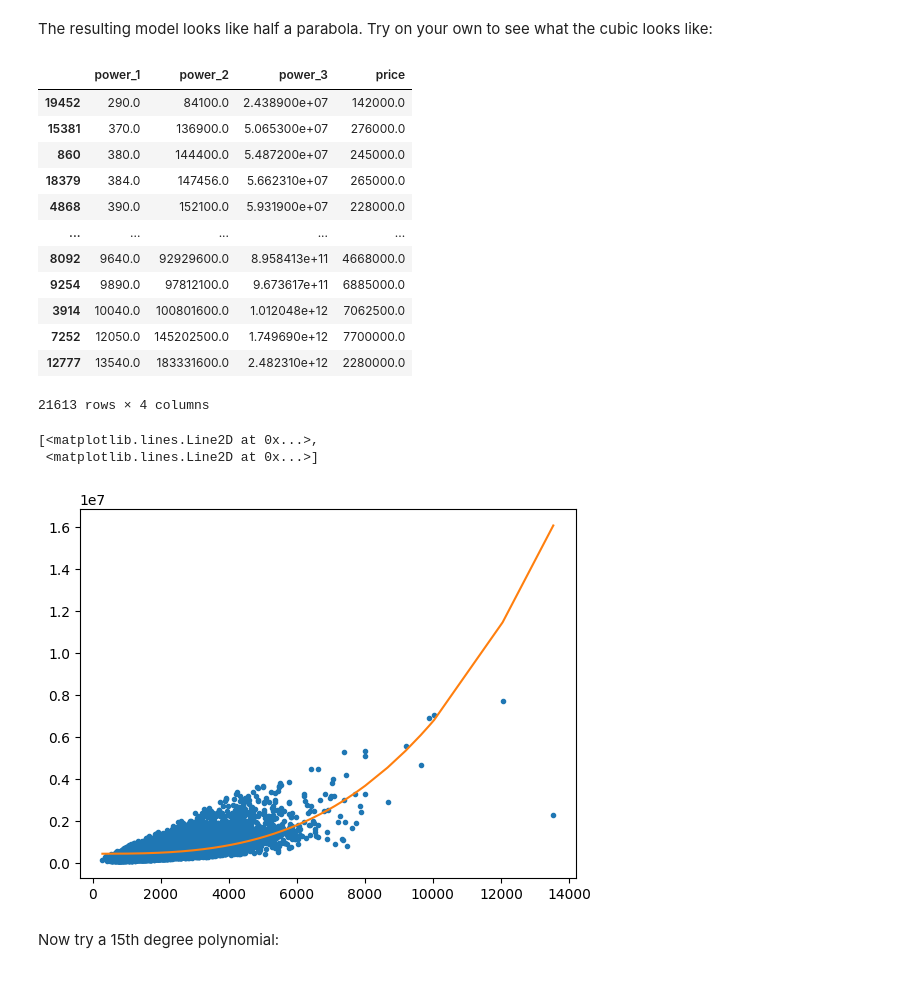
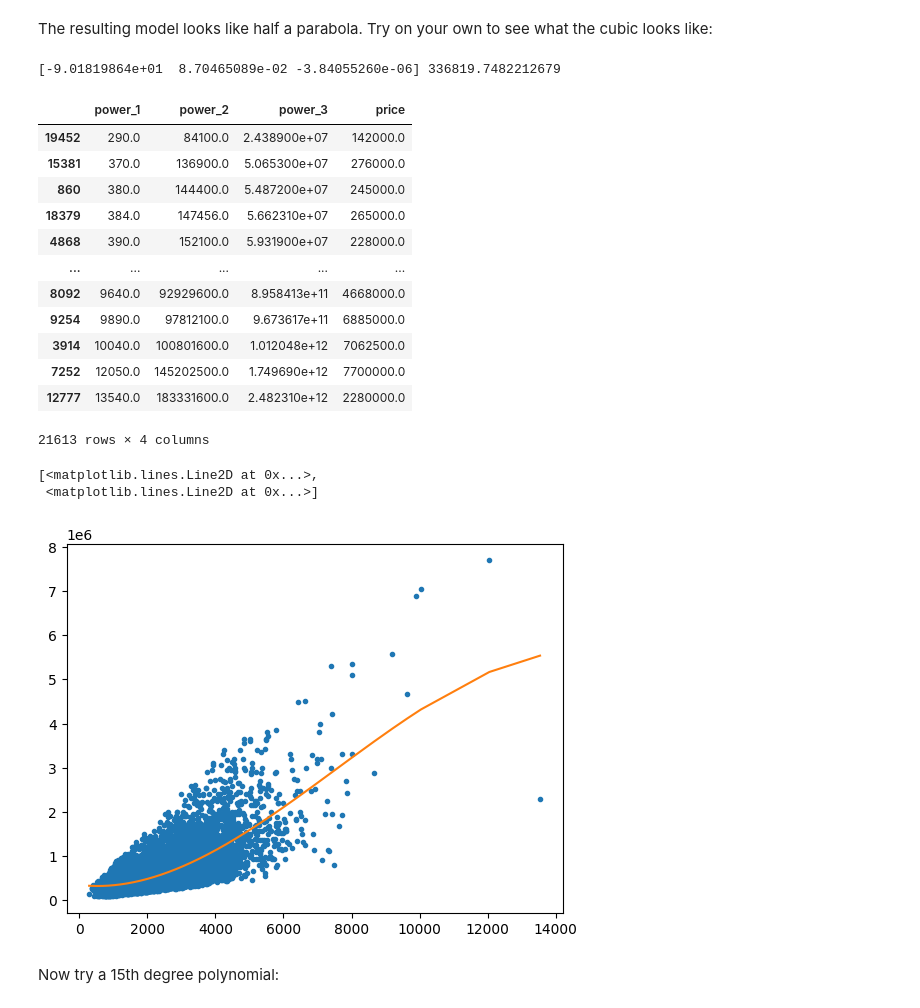
Before and after one commit to cd155/Machine-Learning-Regression, a Jupyter notebook: Module 4/REG03-NB01.ipynb, the cells around one changed output. Cells and saved outputs as stored; diff of their text form; code cells hidden in the pictures.

```diff
--- a/Module 4/REG03-NB01.ipynb
+++ b/Module 4/REG03-NB01.ipynb
@@ -198,11 +198,15 @@ plt.plot(poly2_data['power_1'],poly2_data['price'],'.',
 The resulting model looks like half a parabola. Try on your own to see what the cubic looks like:
 # %%
 poly3_data = polynomial_dataframe(sales['sqft_living'], 3)
+column_names = poly3_data.columns
 poly3_data['price'] = sales['price'] # add price to the data since it's the target
-model2 = LinearRegression().fit(poly3_data[['power_3']], poly3_data['price'])
+model3 = LinearRegression().fit(poly3_data[column_names], poly3_data['price'])
+
+print(model3.coef_, model3.intercept_)
 
 poly3_data
 # %% [output]
+[-9.01819864e+01  8.70465089e-02 -3.84055260e-06] 336819.7482212679
 |  | power_1 | power_2 | power_3 | price |
 | 19452 | 290.0 | 84100.0 | 2.438900e+07 | 142000.0 |
 | 15381 | 370.0 | 136900.0 | 5.065300e+07 | 276000.0 |
@@ -215,14 +219,14 @@ poly3_data
 | 3914 | 10040.0 | 100801600.0 | 1.012048e+12 | 7062500.0 |
 | 7252 | 12050.0 | 145202500.0 | 1.749690e+12 | 7700000.0 |
 | 12777 | 13540.0 | 183331600.0 | 2.482310e+12 | 2280000.0 |
-21613 rows × 4 columns
+21613 rows × 4 columns
 # %%
 plt.plot(poly3_data['power_1'],poly3_data['price'],'.',
-         poly3_data['power_1'], model2.predict(poly3_data[['power_3']]),'-')
+         poly3_data['power_1'], model3.predict(poly3_data[column_names]),'-')
 # %% [output]
 [<matplotlib.lines.Line2D at 0x...>,
  <matplotlib.lines.Line2D at 0x...>]
-[figure, old version]
+[figure, new version]
 # %% [markdown]
 Now try a 15th degree polynomial:
 # %%
```
Also changed, not shown: parts of 17 cells of this notebook.
